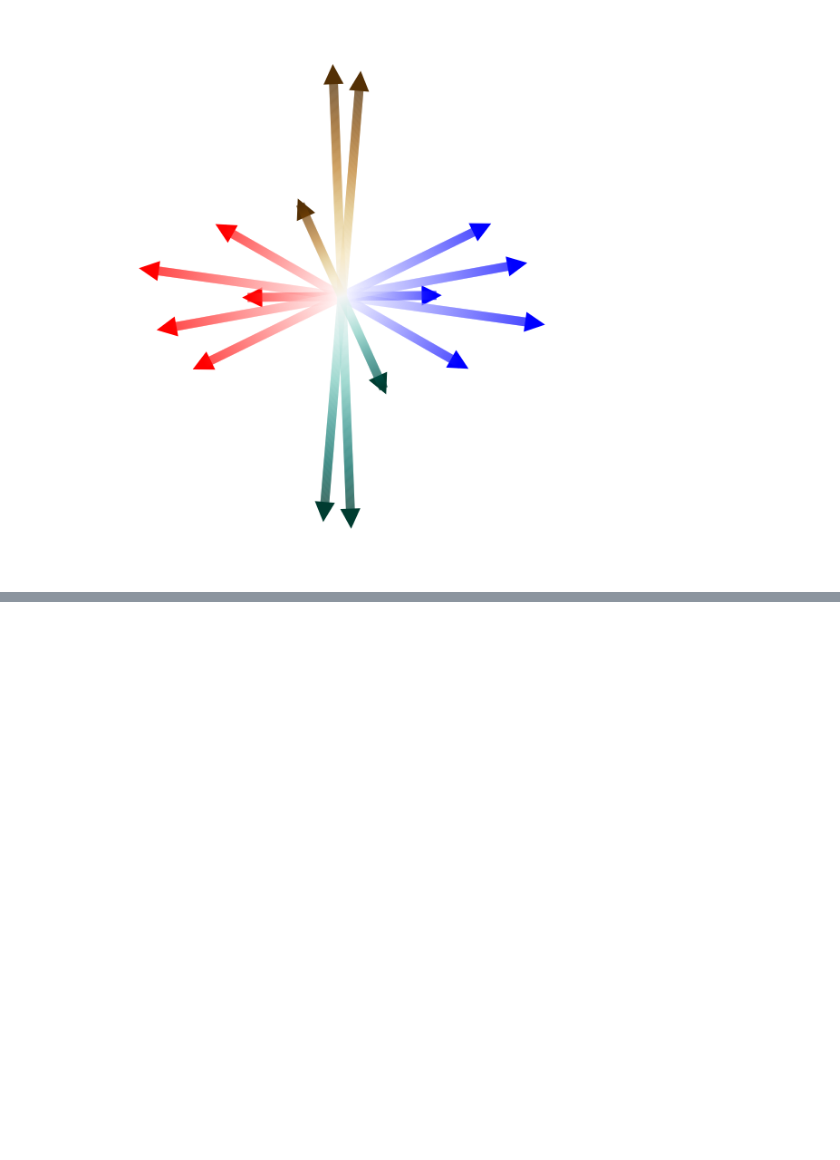
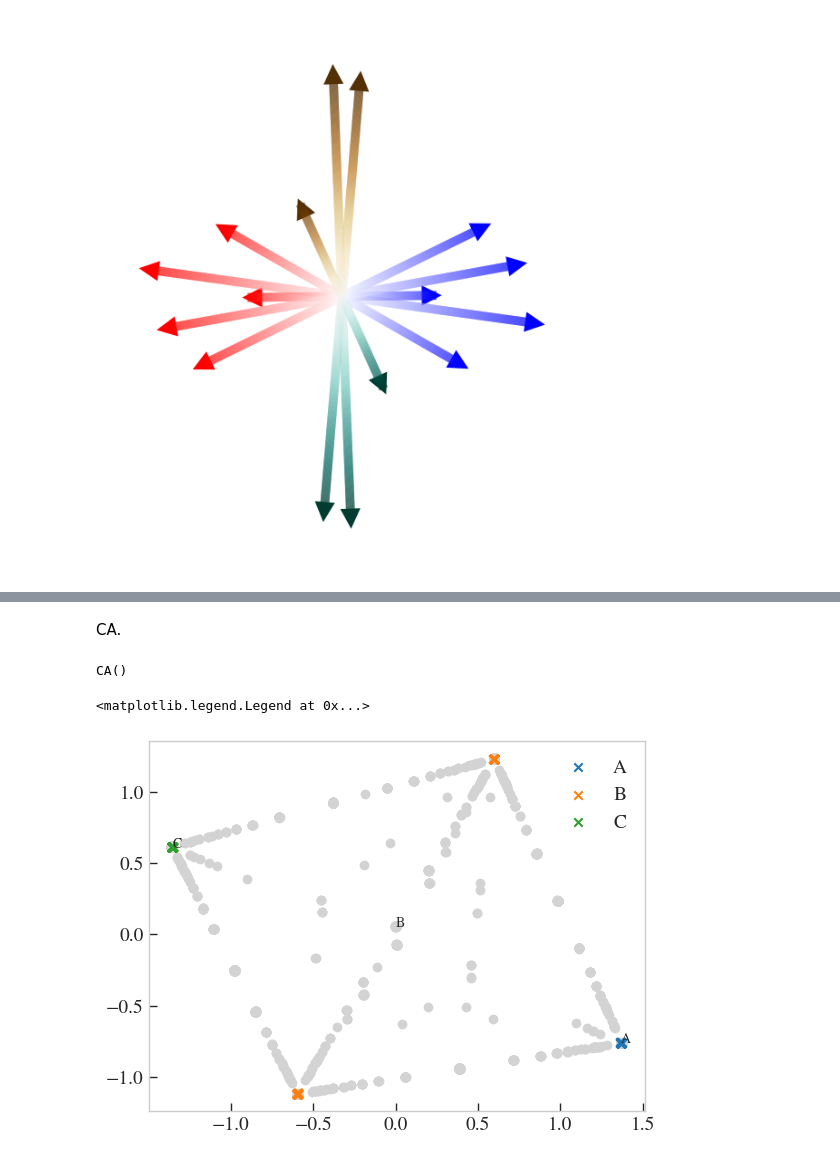
Before and after one commit to AntoineVendeville/political-attitudes-socmed-survey, a Jupyter notebook: analysis_supplementary.ipynb, the cells around one changed output, grey strips where cells are left out. Saved outputs shown, nothing was run; the diff lists cells and outputs as text; code cells hidden in the pictures; blank space fills up the shorter version.

```diff
--- a/analysis_supplementary.ipynb
+++ b/analysis_supplementary.ipynb
@@ -2519,0 +2820,28 @@ for text in (True,False):
+# %%
+mp_party['party'] = mp_party['faction']
+mp_party['party'] = mp_party['party'].map({'A':'A', 'B1':'B', 'B2':'B', 'C':'C'})
+# %% [markdown]
+CA.
+# %%
+ca = prince.CA(n_components=2)
+ca.fit(follow)
+# %% [output]
+CA()
+# %%
+users_ca_coords = ca.row_coordinates(follow)
+mps_ca_coords = ca.column_coordinates(follow)
+# %%
+mps_ca_coords = mps_ca_coords.merge(mp_party, left_index=True, right_on='mp_id', how='inner')
+# %%
+plt.scatter(users_ca_coords[0], users_ca_coords[1], color='lightgrey', marker='o')
+
+for p in mp_party.party.unique():
+    mps_ca_coords_p = mps_ca_coords[mps_ca_coords.party==p]
+    x, y = mps_ca_coords_p[0], mps_ca_coords_p[1]
+    plt.scatter(x, y, marker='x',label=p)
+    plt.text(x=x.mean(), y=y.mean(), s=p)
+
+plt.legend(loc='best')
+# %% [output]
+<matplotlib.legend.Legend at 0x...>
+[figure, added]
```
Also changed, not shown: parts of 91 cells of this notebook, 43 other files.
